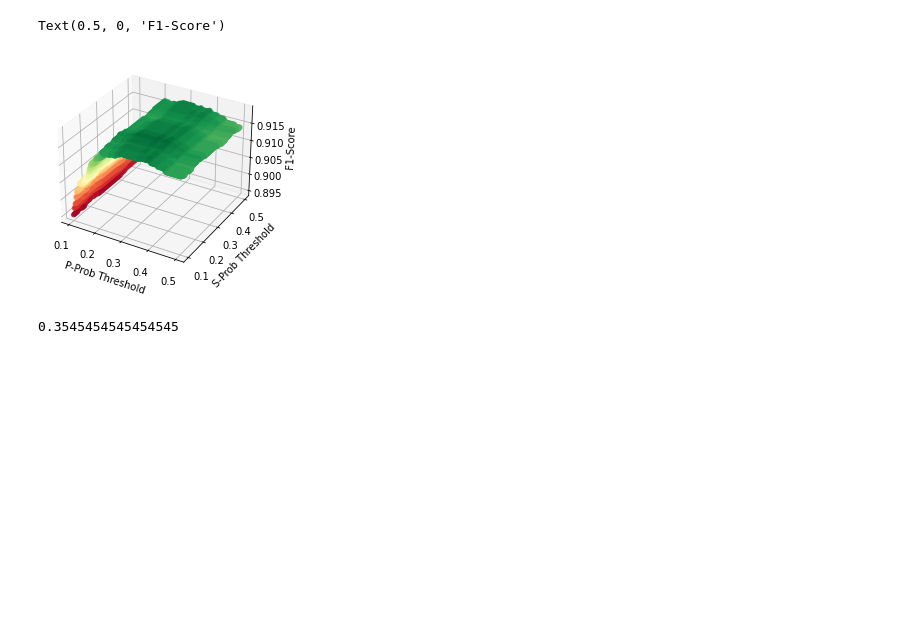
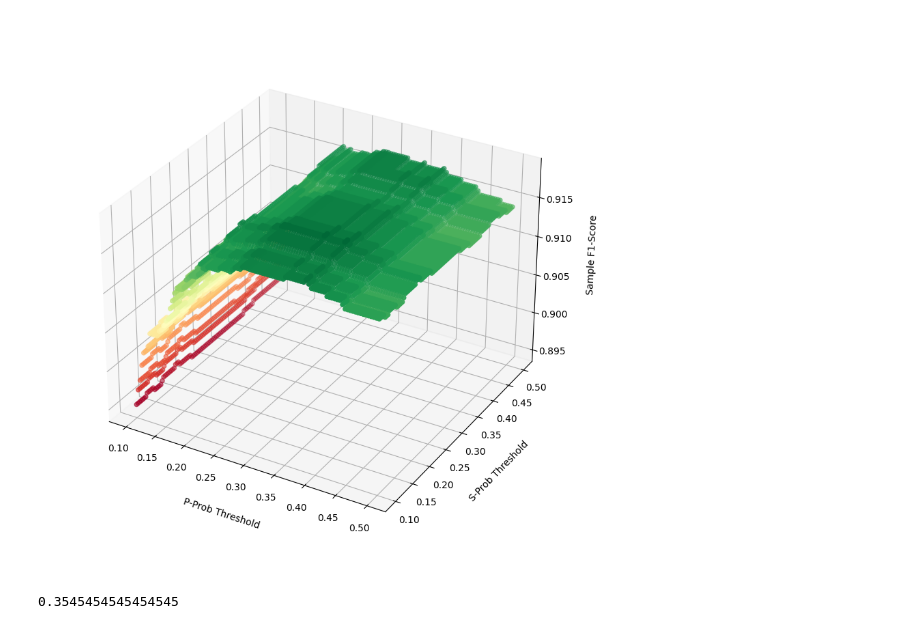
Before and after one commit to albertlk/grillochallenge, a Jupyter notebook: threshVar/ThresholdVariation.ipynb, the cells around one changed output. Saved outputs shown, nothing was run; the diff lists cells and outputs as text; code cells hidden in the pictures; blank space fills up the shorter version.

```diff
--- a/threshVar/ThresholdVariation.ipynb
+++ b/threshVar/ThresholdVariation.ipynb
@@ -269,16 +269,25 @@ for s_prob in s_probs:
         y.append(s_prob)
         z.append(avg_f1)
 # %%
-from mpl_toolkits import mplot3d
 import matplotlib.pyplot as plt
 
-ax = plt.axes(projection='3d')
+plt.rcParams["figure.figsize"] = [9, 7.5]
+plt.rcParams["figure.autolayout"] = True
+plt.rcParams["xtick.labelsize"] = 10
+plt.rcParams["xtick.major.pad"] = 5
+plt.rcParams["axes.labelpad"] = 15
+plt.rcParams["savefig.pad_inches"] = 0.5
+plt.rcParams["savefig.transparent"] = True
+
+fig = plt.figure()
+ax = fig.add_subplot(projection='3d')
 
 # Data for three-dimensional scattered points
-ax.scatter3D(x, y, z, c = z, cmap='RdYlGn')
+ax.scatter(x, y, z, c = z, cmap='RdYlGn')
 ax.set_xlabel('P-Prob Threshold')
 ax.set_ylabel('S-Prob Threshold')
-ax.set_zlabel('F1-Score')
+ax.set_zlabel('Sample F1-Score')
+plt.savefig("variation.png")
+plt.show()
 # %% [output]
-Text(0.5, 0, 'F1-Score')
-[figure, old version]
+[figure, new version]
```
Also changed, not shown: parts of 3 cells of this notebook, 2 other files.
